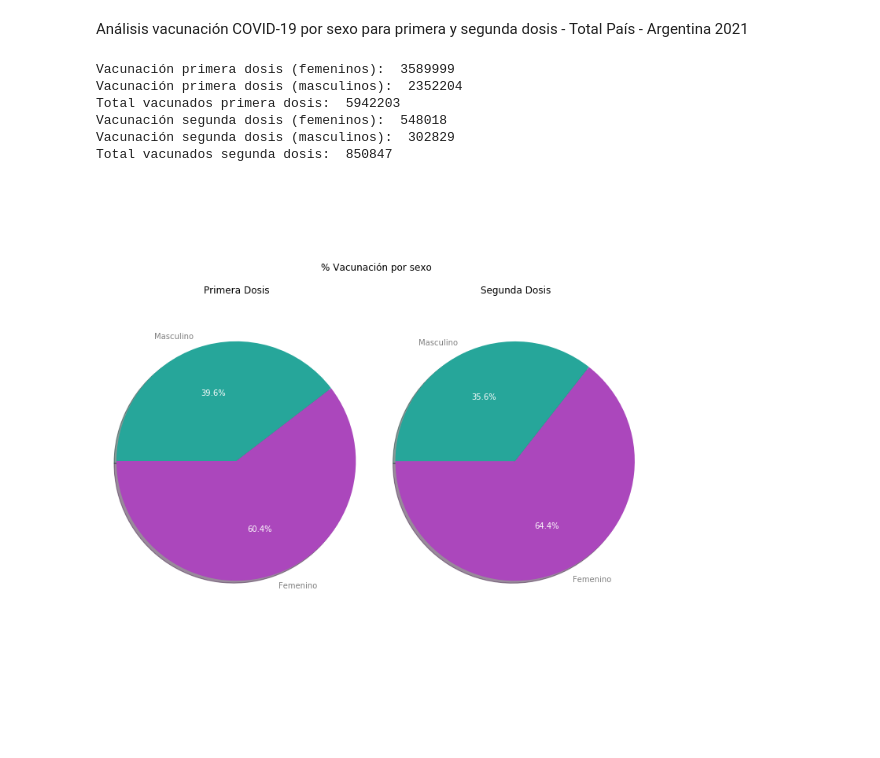
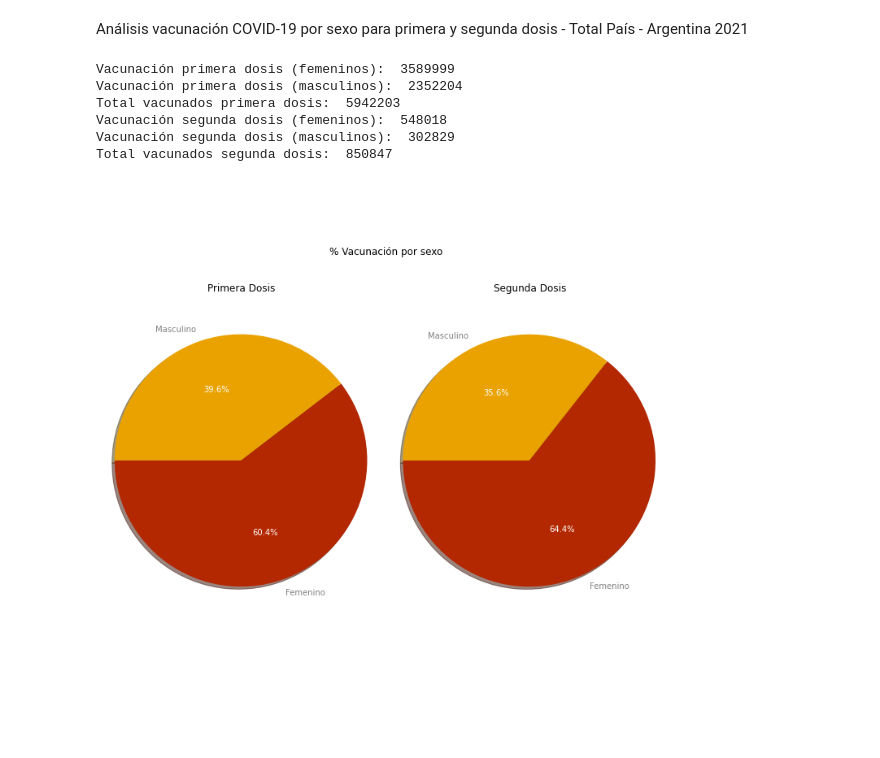
Before and after one commit to lucasbejarano/Covid19, a Jupyter notebook: vacunacion_por_sexo.ipynb, the cells around one changed output. Saved outputs shown, nothing was run; the diff lists cells and outputs as text; code cells hidden in the pictures.

Commit message:
ajustes de colores

```diff
--- a/vacunacion_por_sexo.ipynb
+++ b/vacunacion_por_sexo.ipynb
@@ -45,7 +41,7 @@ fig, (ax1,ax2) = plt.subplots(1,2,figsize=(10,10)) #ax1,ax2 refer to your two pi
 #labels
 labels = ['Femenino','Masculino']
 #colors
-colors = ['#AB47BC','#26A69A']
+colors = ['#B32800','#E9A200']
 #array con valores de vacunados con primera dosis segun sexo
 prim_dosis = np.array([fem1,mas1])
 
@@ -59,32 +55,32 @@ for autotext in autotexts:
 ax1.set_title('Primera Dosis', y=0.8)
 
 #labels
 labels = ['Femenino','Masculino']
 #colors
-colors = ['#AB47BC','#26A69A']
+colors = ['#B32800','#E9A200']
 #array con valores de vacunados con segunda dosis segun sexo
 seg_dosis = np.array([fem2,mas2])
 
 #grafico con % de vacunados segun sexo (2da dosis)
 patches, texts, autotexts = ax2.pie(seg_dosis, colors = colors, labels=labels, autopct='%1.1f%%', startangle=180, shadow=True)
 for text in texts:
     text.set_color('grey')
 for autotext in autotexts:
     autotext.set_color('white')
 ax2.set_title('Segunda Dosis',y=0.8)
 
 #titulo del grafico general
 fig.suptitle("% Vacunación por sexo", y=0.85)
 # Equal aspect ratio ensures that pie is drawn as a circle
 ax1.axis('equal')
 ax2.axis('equal')
 plt.tight_layout()
 plt.show()
 # %% [output]
 Vacunación primera dosis (femeninos):  3589999
 Vacunación primera dosis (masculinos):  2352204
 Total vacunados primera dosis:  5942203
 Vacunación segunda dosis (femeninos):  548018
 Vacunación segunda dosis (masculinos):  302829
 Total vacunados segunda dosis:  850847
-[figure, old version]
+[figure, new version]
```
Also changed, not shown: parts of 1 cell of this notebook, 1 other file.
